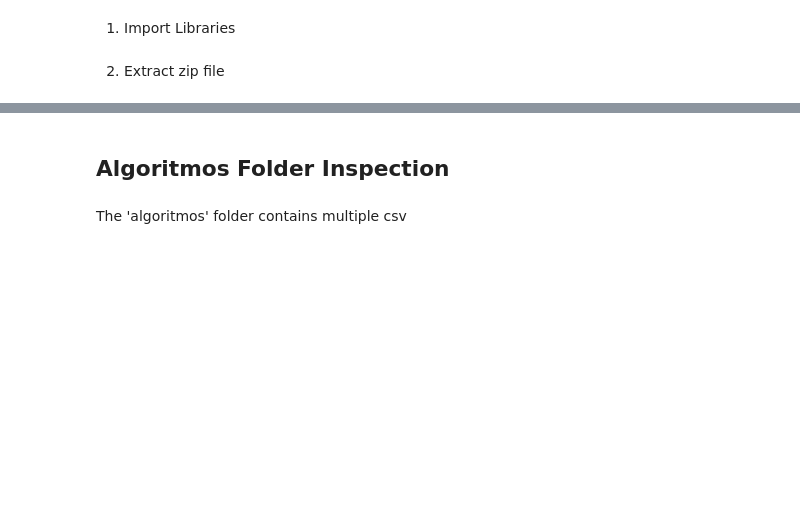
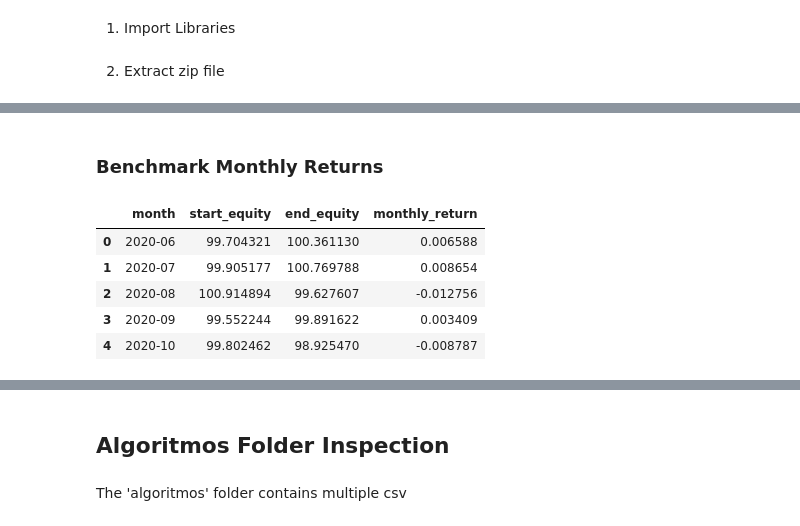
Before and after one commit to anruki/AthenAI_Competition, a Jupyter notebook: Competition.ipynb, the cells around one changed output, grey strips where cells are left out. Cells and saved outputs as stored; diff of their text form; code cells hidden in the pictures; blank space fills up the shorter version.

```diff
--- a/Competition.ipynb
+++ b/Competition.ipynb
@@ -33,0 +33,15 @@ print(f"'{zip_file_path}' unzipped to '{extraction_path}'")
+# %%
+monthly_returns = pd.read_csv(r'data\benchmark_monthly_returns.csv')
+yearly_returns = pd.read_csv(r'data\benchmark_yearly_returns.csv')
+trades = pd.read_csv(r'data\trades_benchmark.csv')
+# %% [markdown]
+### Benchmark Monthly Returns
+# %%
+monthly_returns.head()
+# %% [output]
+|  | month | start_equity | end_equity | monthly_return |
+| 0 | 2020-06 | 99.704321 | 100.361130 | 0.006588 |
+| 1 | 2020-07 | 99.905177 | 100.769788 | 0.008654 |
+| 2 | 2020-08 | 100.914894 | 99.627607 | -0.012756 |
+| 3 | 2020-09 | 99.552244 | 99.891622 | 0.003409 |
+| 4 | 2020-10 | 99.802462 | 98.925470 | -0.008787 |
```
Also changed, not shown: parts of 7 cells of this notebook, 1 other file.
